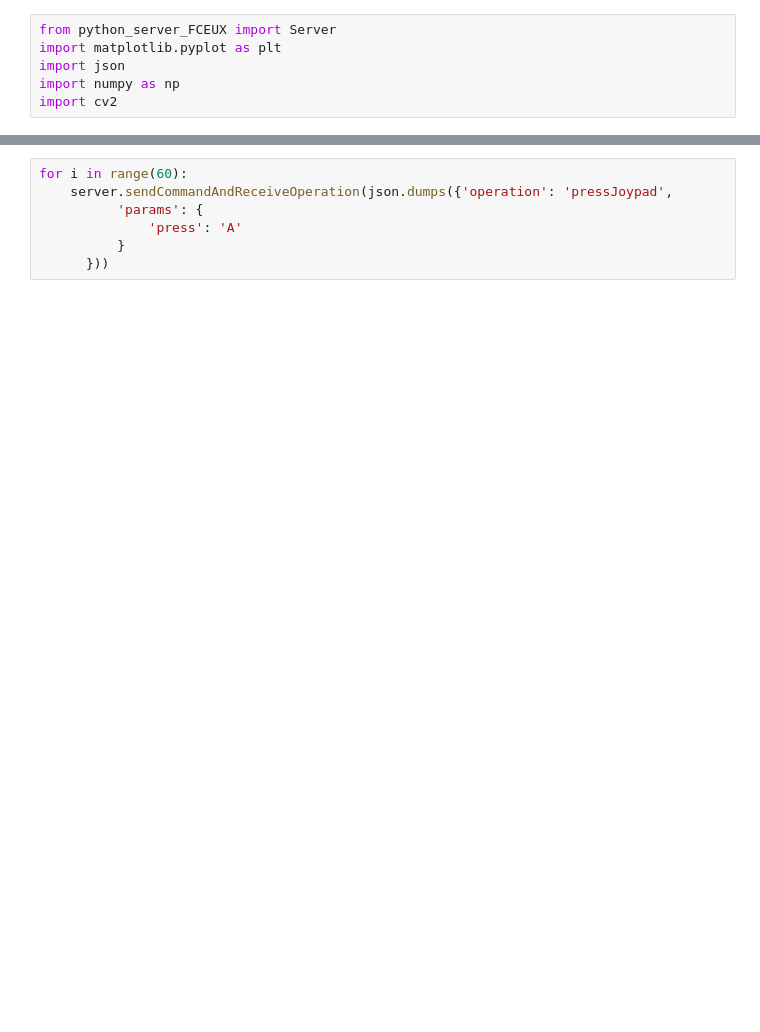
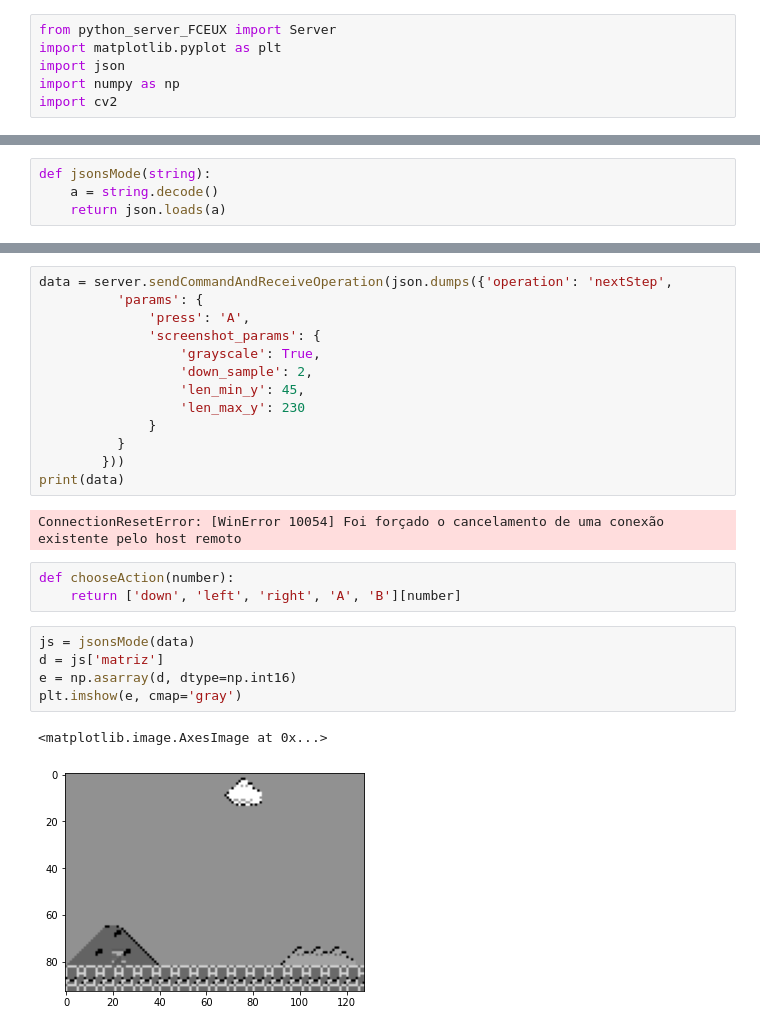
Before and after one commit to MateusDeFreitasRosa/IC_ReinforcementLearning_ForGames, a Jupyter notebook: PROJETO/AMBIENTE_TESTE/script_python/python_server_FCEUX_Use.ipynb, the cells around one changed output, grey strips where cells are left out. Drawn from its saved outputs; the diff is of its cells as text; blank space fills up the shorter version.

```diff
--- a/PROJETO/AMBIENTE_TESTE/script_python/python_server_FCEUX_Use.ipynb
+++ b/PROJETO/AMBIENTE_TESTE/script_python/python_server_FCEUX_Use.ipynb
@@ -12,3 +12,7 @@ Connected:  <socket.socket fd=1760, family=AddressFamily.AF_INET, type=SocketKin
+# %%
+def jsonsMode(string):
+    a = string.decode()
+    return json.loads(a)
 # %%
 '''
 Get pixeis image.
@@ -71,9 +96,28 @@ Except: timed out
 # %%
-for i in range(60):
-    server.sendCommandAndReceiveOperation(json.dumps({'operation': 'pressJoypad',
+data = server.sendCommandAndReceiveOperation(json.dumps({'operation': 'nextStep',
           'params': {
-              'press': 'A'
+              'press': 'A',
+              'screenshot_params': {
+                  'grayscale': True,
+                  'down_sample': 2,
+                  'len_min_y': 45,
+                  'len_max_y': 230
+              }
           }
-      }))
+        }))
+print(data)
+# %% [output]
+ConnectionResetError: [WinError 10054] Foi forçado o cancelamento de uma conexão existente pelo host remoto
+# %%
+def chooseAction(number):
+    return ['down', 'left', 'right', 'A', 'B'][number]
+# %%
+js = jsonsMode(data)
+d = js['matriz']
+e = np.asarray(d, dtype=np.int16)
+plt.imshow(e, cmap='gray')
+# %% [output]
+<matplotlib.image.AxesImage at 0x...>
+[figure, added]
 # %%
 # %% [output]
```
Also changed, not shown: parts of 6 cells of this notebook, 2 other files.
